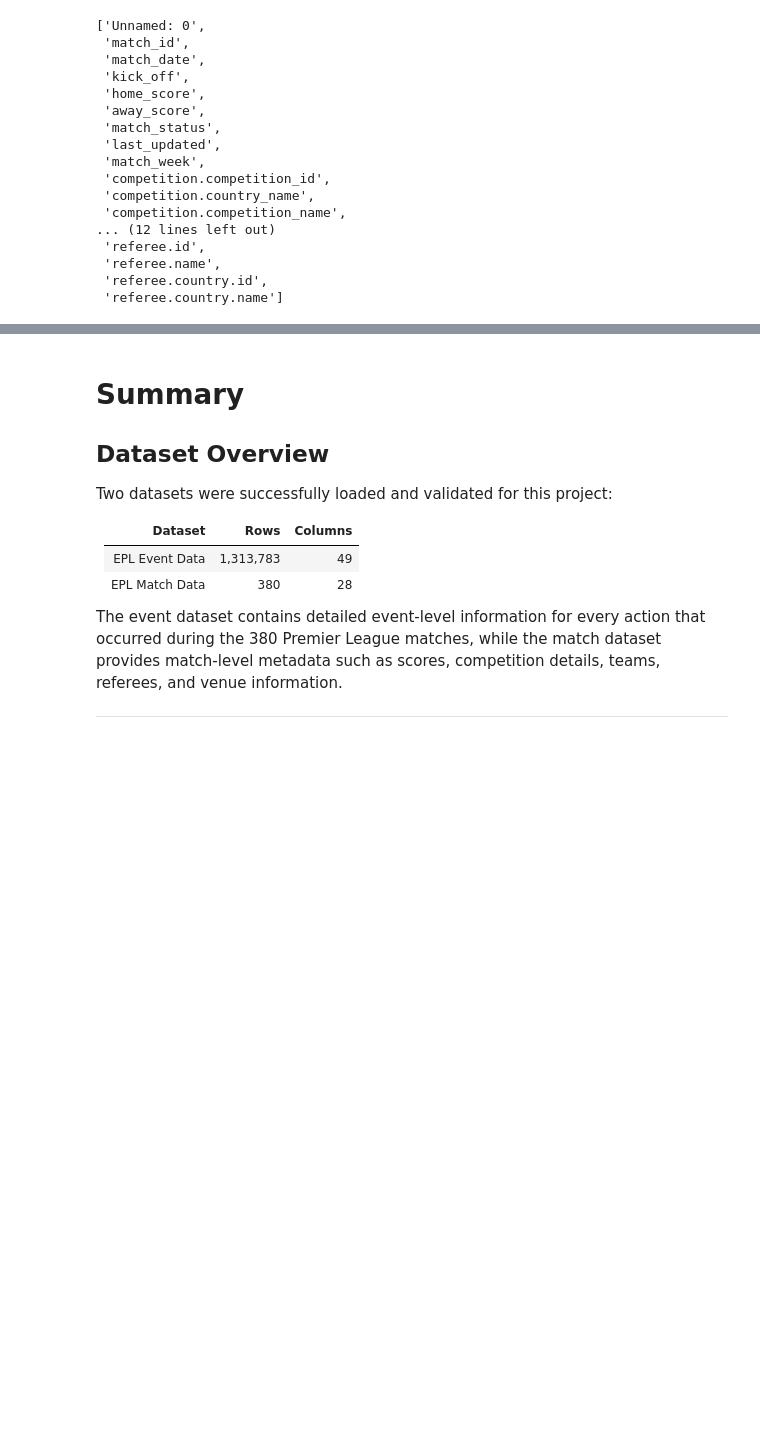
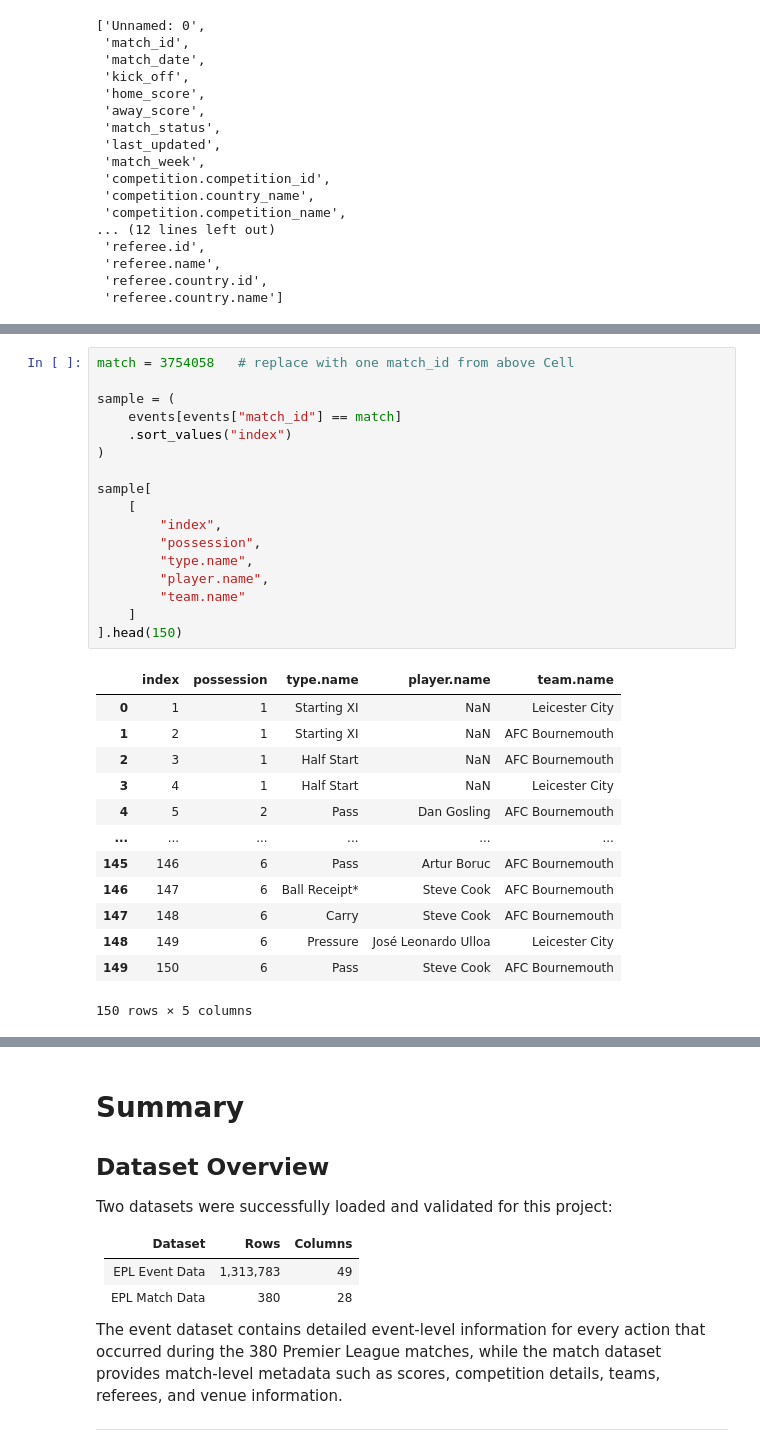
Before and after one commit to nagasantoshchavvakula/epl-foul-win-probability-model, a Jupyter notebook: notebooks/01_data_understanding.ipynb, the cells around one changed output, grey strips where cells are left out. Cells and saved outputs as stored; diff of their text form; blank space fills up the shorter version.

```diff
--- a/notebooks/01_data_understanding.ipynb
+++ b/notebooks/01_data_understanding.ipynb
@@ -375,0 +439,31 @@ matches.columns.tolist()
+# %%
+match = 3754058   # replace with one match_id from above Cell
+
+sample = (
+    events[events["match_id"] == match]
+    .sort_values("index")
+)
+
+sample[
+    [
+        "index",
+        "possession",
+        "type.name",
+        "player.name",
+        "team.name"
+    ]
+].head(150)
+# %% [output]
+|  | index | possession | type.name | player.name | team.name |
+| 0 | 1 | 1 | Starting XI | NaN | Leicester City |
+| 1 | 2 | 1 | Starting XI | NaN | AFC Bournemouth |
+| 2 | 3 | 1 | Half Start | NaN | AFC Bournemouth |
+| 3 | 4 | 1 | Half Start | NaN | Leicester City |
+| 4 | 5 | 2 | Pass | Dan Gosling | AFC Bournemouth |
+| ... | ... | ... | ... | ... | ... |
+| 145 | 146 | 6 | Pass | Artur Boruc | AFC Bournemouth |
+| 146 | 147 | 6 | Ball Receipt* | Steve Cook | AFC Bournemouth |
+| 147 | 148 | 6 | Carry | Steve Cook | AFC Bournemouth |
+| 148 | 149 | 6 | Pressure | José Leonardo Ulloa | Leicester City |
+| 149 | 150 | 6 | Pass | Steve Cook | AFC Bournemouth |
+150 rows × 5 columns
```
Also changed, not shown: parts of 5 cells of this notebook, 9 other files.
